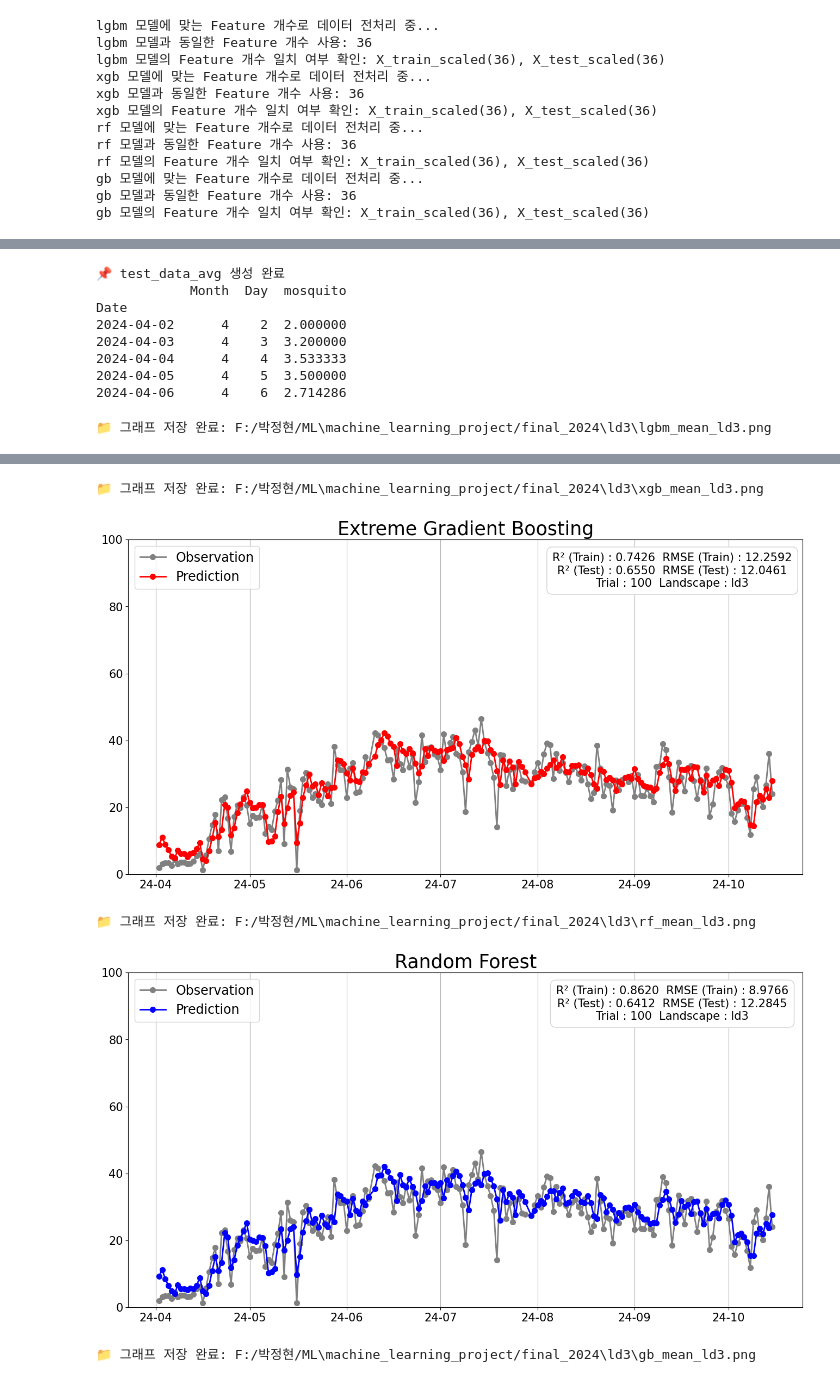
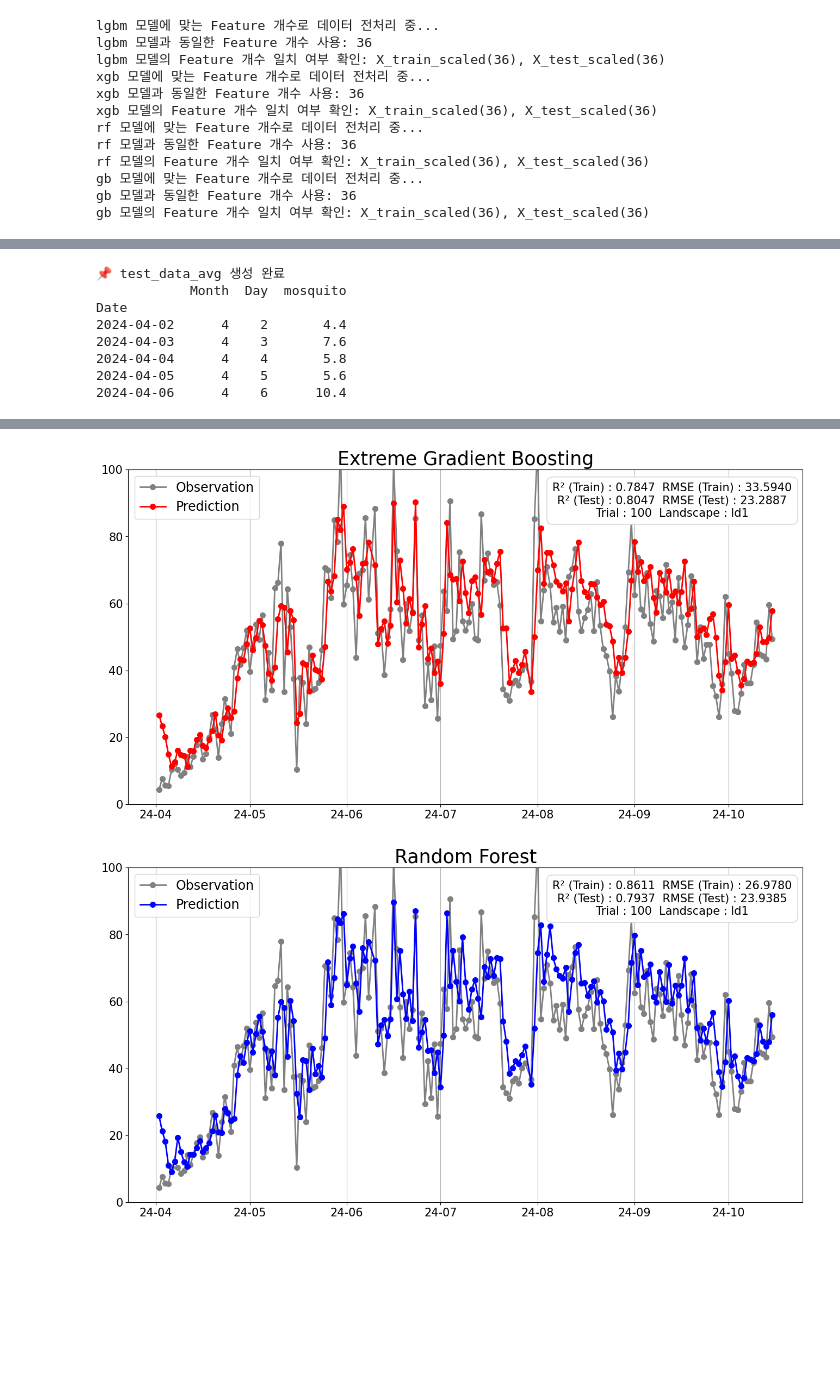
Before and after one commit to kona0107/Python_Projects, a Jupyter notebook: machine_learning_project/scripts/visulalize_models.ipynb, the cells around one changed output, grey strips where cells are left out. Saved outputs shown, nothing was run; the diff lists cells and outputs as text; code cells hidden in the pictures; blank space fills up the shorter version.

```diff
--- a/machine_learning_project/scripts/visulalize_models.ipynb
+++ b/machine_learning_project/scripts/visulalize_models.ipynb
@@ -13,7 +13,7 @@ BASE_DIR = "F:/박정현/ML"
 MODEL_BASE_PATH = os.path.join(BASE_DIR, "machine_learning_project/final_2024")
 
 # 사용자가 선택한 특정 경관 요소 (예: "ld0", "ld1", "ld2" ...)
-LANDSCAPE  = "ld3"
+LANDSCAPE  = "ld1"
 # 사용할 모델 리스트 (4개 모델)
 model_names = ["lgbm", "xgb", "rf", "gb"]
 
@@ -280,11 +280,11 @@ print(test_data_avg.head())
 📌 test_data_avg 생성 완료
             Month  Day  mosquito
 Date
-2024-04-02      4    2  2.000000
-2024-04-03      4    3  3.200000
-2024-04-04      4    4  3.533333
-2024-04-05      4    5  3.500000
-2024-04-06      4    6  2.714286
+2024-04-02      4    2       4.4
+2024-04-03      4    3       7.6
+2024-04-04      4    4       5.8
+2024-04-05      4    5       5.6
+2024-04-06      4    6      10.4
 # %%
 import matplotlib.pyplot as plt
 import matplotlib.dates as mdates
@@ -366,6 +366,5 @@ def plot_model_predictions(model_name, save=False):
 
 # 📌 각 모델별 그래프 생성 (필요하면 `save=True` 추가)
 for model_name in model_names:
-    plot_model_predictions(model_name, save=True)
+    plot_model_predictions(model_name, save=False)
 # %% [output]
-📁 그래프 저장 완료: F:/박정현/ML\machine_learning_project/final_2024\ld3\lgbm_mean_ld3.png
@@ -373,5 +372,2 @@ for model_name in model_names:
-📁 그래프 저장 완료: F:/박정현/ML\machine_learning_project/final_2024\ld3\xgb_mean_ld3.png
-[figure, old version]
+[figure, new version]
-📁 그래프 저장 완료: F:/박정현/ML\machine_learning_project/final_2024\ld3\rf_mean_ld3.png
-[figure, old version]
+[figure, new version]
-📁 그래프 저장 완료: F:/박정현/ML\machine_learning_project/final_2024\ld3\gb_mean_ld3.png
```
Also changed, not shown: parts of 4 cells of this notebook.
